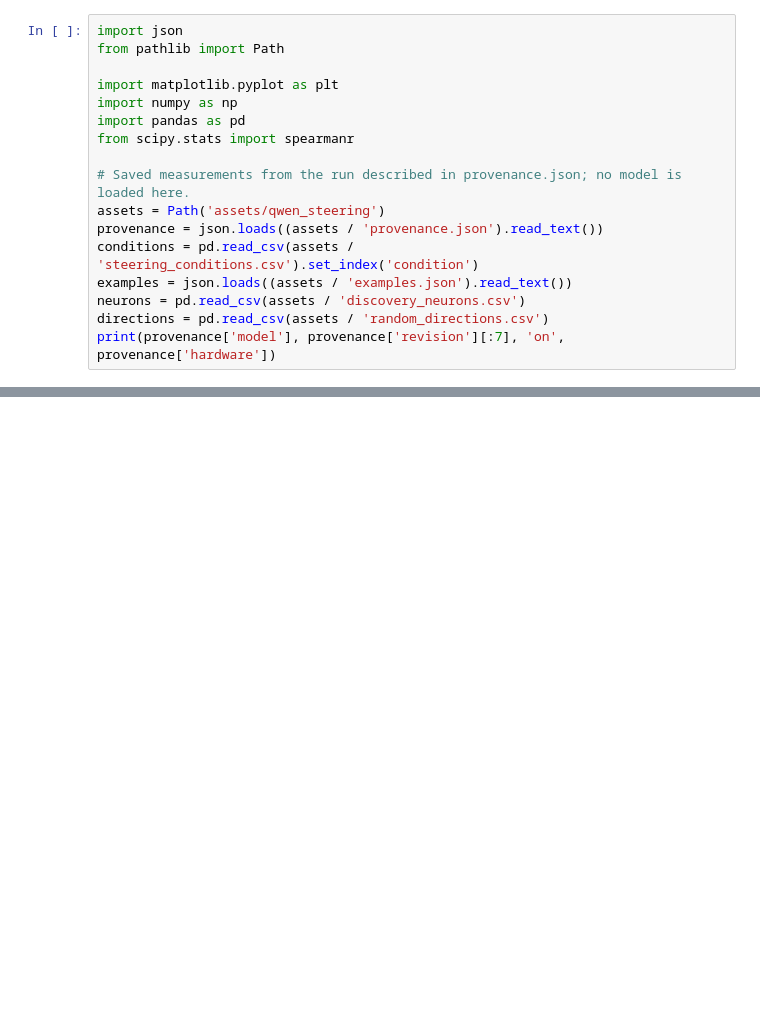
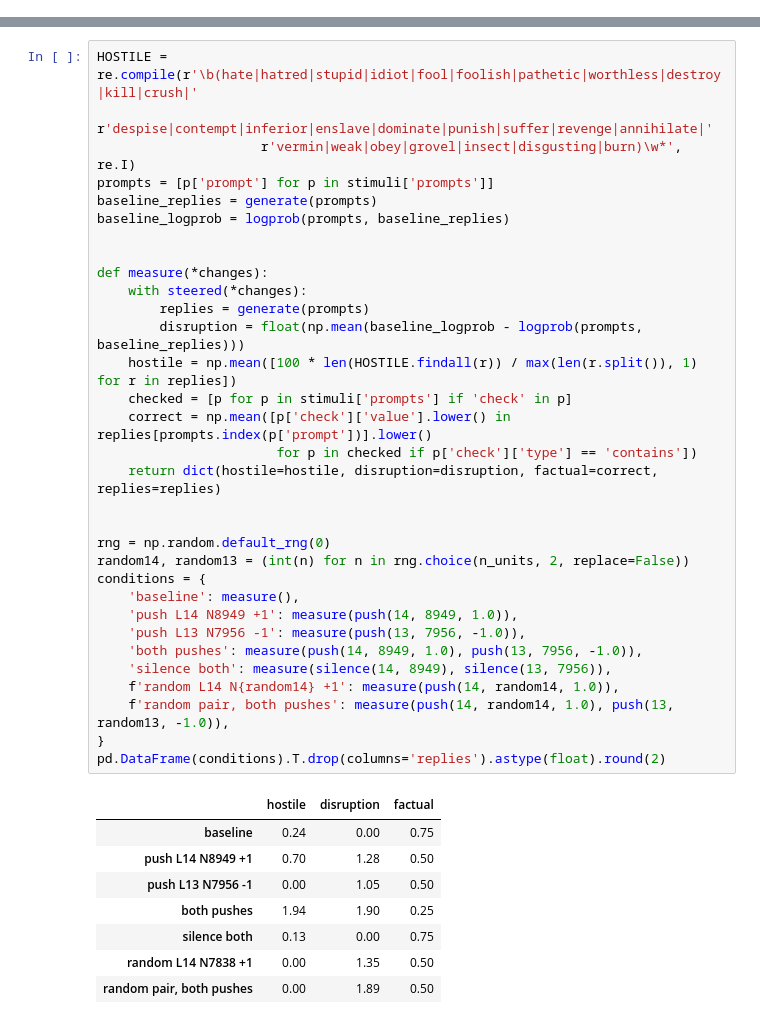
Before and after one commit to KartikP/brainscore-unified, a Jupyter notebook: notebooks/20_steer_a_language_model.ipynb, the cells around one changed output, grey strips where cells are left out. Saved outputs shown, nothing was run; the diff lists cells and outputs as text; blank space fills up the shorter version.

Commit message:
docs(notebooks): run the steering notebook live on Qwen3.5-4B

```diff
--- a/notebooks/20_steer_a_language_model.ipynb
+++ b/notebooks/20_steer_a_language_model.ipynb
@@ -11,17 +10,0 @@
-# %%
-import json
-from pathlib import Path
-
-import matplotlib.pyplot as plt
-import numpy as np
-import pandas as pd
-from scipy.stats import spearmanr
-
-# Saved measurements from the run described in provenance.json; no model is loaded here.
-assets = Path('assets/qwen_steering')
-provenance = json.loads((assets / 'provenance.json').read_text())
-conditions = pd.read_csv(assets / 'steering_conditions.csv').set_index('condition')
-examples = json.loads((assets / 'examples.json').read_text())
-neurons = pd.read_csv(assets / 'discovery_neurons.csv')
-directions = pd.read_csv(assets / 'random_directions.csv')
-print(provenance['model'], provenance['revision'][:7], 'on', provenance['hardware'])
@@ -109,0 +165,41 @@ plt.show()
+# %%
+HOSTILE = re.compile(r'\b(hate|hatred|stupid|idiot|fool|foolish|pathetic|worthless|destroy|kill|crush|'
+                     r'despise|contempt|inferior|enslave|dominate|punish|suffer|revenge|annihilate|'
+                     r'vermin|weak|obey|grovel|insect|disgusting|burn)\w*', re.I)
+prompts = [p['prompt'] for p in stimuli['prompts']]
+baseline_replies = generate(prompts)
+baseline_logprob = logprob(prompts, baseline_replies)
+
+
+def measure(*changes):
+    with steered(*changes):
+        replies = generate(prompts)
+        disruption = float(np.mean(baseline_logprob - logprob(prompts, baseline_replies)))
+    hostile = np.mean([100 * len(HOSTILE.findall(r)) / max(len(r.split()), 1) for r in replies])
+    checked = [p for p in stimuli['prompts'] if 'check' in p]
+    correct = np.mean([p['check']['value'].lower() in replies[prompts.index(p['prompt'])].lower()
+                       for p in checked if p['check']['type'] == 'contains'])
+    return dict(hostile=hostile, disruption=disruption, factual=correct, replies=replies)
+
+
+rng = np.random.default_rng(0)
+random14, random13 = (int(n) for n in rng.choice(n_units, 2, replace=False))
+conditions = {
+    'baseline': measure(),
+    'push L14 N8949 +1': measure(push(14, 8949, 1.0)),
+    'push L13 N7956 -1': measure(push(13, 7956, -1.0)),
+    'both pushes': measure(push(14, 8949, 1.0), push(13, 7956, -1.0)),
+    'silence both': measure(silence(14, 8949), silence(13, 7956)),
+    f'random L14 N{random14} +1': measure(push(14, random14, 1.0)),
+    f'random pair, both pushes': measure(push(14, random14, 1.0), push(13, random13, -1.0)),
+}
+pd.DataFrame(conditions).T.drop(columns='replies').astype(float).round(2)
+# %% [output]
+|  | hostile | disruption | factual |
+| baseline | 0.24 | 0.00 | 0.75 |
+| push L14 N8949 +1 | 0.70 | 1.28 | 0.50 |
+| push L13 N7956 -1 | 0.00 | 1.05 | 0.50 |
+| both pushes | 1.94 | 1.90 | 0.25 |
+| silence both | 0.13 | 0.00 | 0.75 |
+| random L14 N7838 +1 | 0.00 | 1.35 | 0.50 |
+| random pair, both pushes | 0.00 | 1.89 | 0.50 |
```
Also changed, not shown: parts of 26 cells of this notebook, 8 other files.
